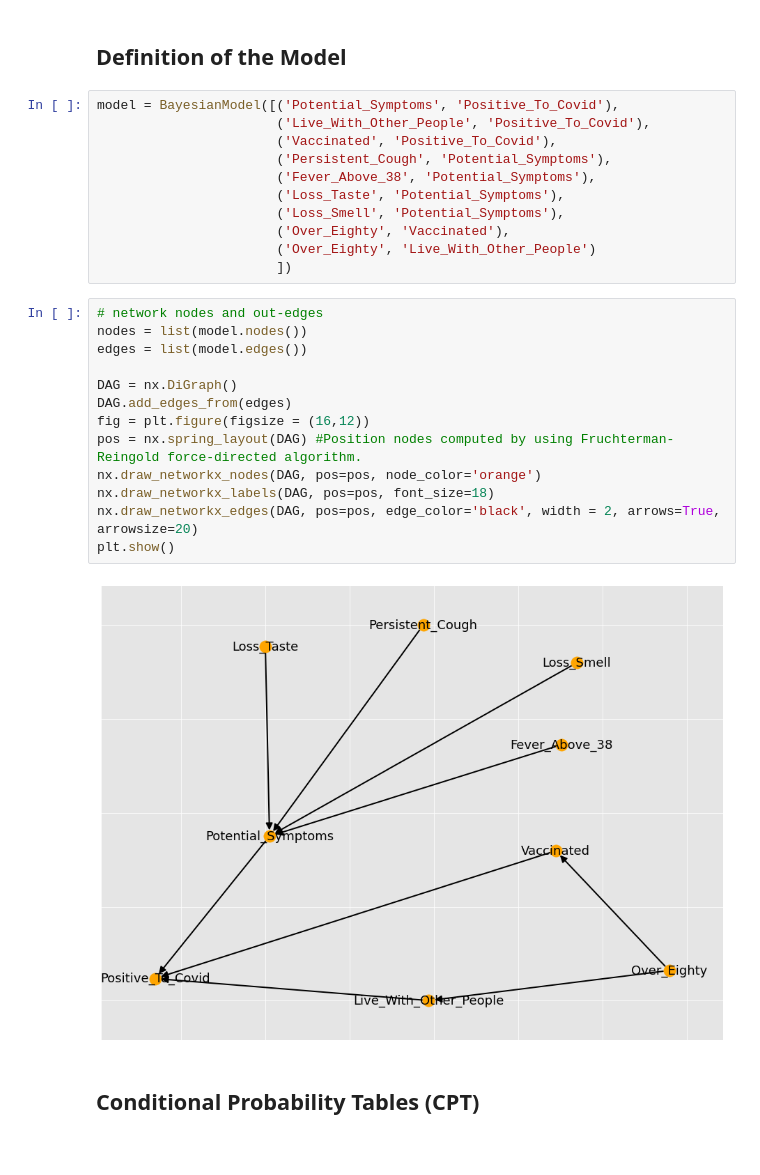
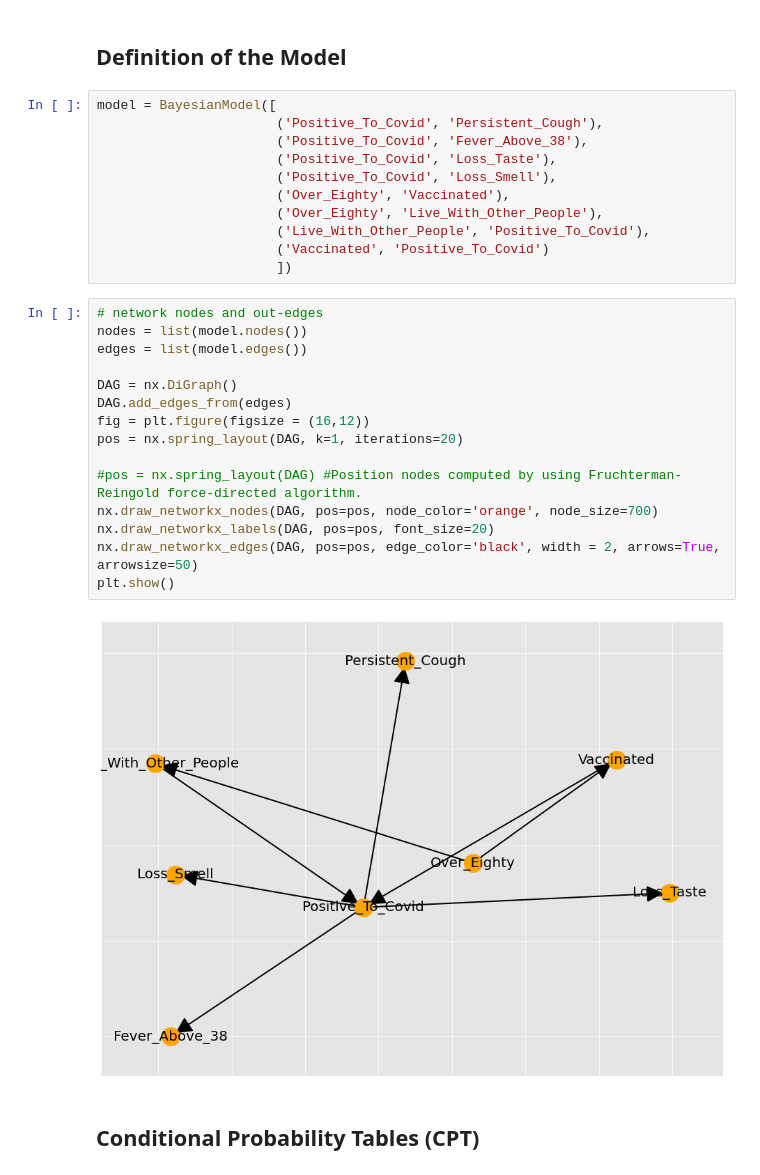
Before and after one commit to lucamarini22/bayesian-network-covid, a Jupyter notebook: Bayesian_Network_Covid.ipynb, the cells around one changed output. Cells and saved outputs as stored; diff of their text form.

Commit message:
update bayesian network

```diff
--- a/Bayesian_Network_Covid.ipynb
+++ b/Bayesian_Network_Covid.ipynb
@@ -32,32 +32,34 @@ import numpy as np
 plt.style.use('ggplot')
 # %% [markdown]
 ## Definition of the Model
-# %%
-model = BayesianModel([('Potential_Symptoms', 'Positive_To_Covid'),
-                       ('Live_With_Other_People', 'Positive_To_Covid'),
-                       ('Vaccinated', 'Positive_To_Covid'),
-                       ('Persistent_Cough', 'Potential_Symptoms'),
-                       ('Fever_Above_38', 'Potential_Symptoms'),
-                       ('Loss_Taste', 'Potential_Symptoms'),
-                       ('Loss_Smell', 'Potential_Symptoms'),
-                       ('Over_Eighty', 'Vaccinated'),
-                       ('Over_Eighty', 'Live_With_Other_People')
-                       ])
+# %%
+model = BayesianModel([
+                       ('Positive_To_Covid', 'Persistent_Cough'),
+                       ('Positive_To_Covid', 'Fever_Above_38'),
+                       ('Positive_To_Covid', 'Loss_Taste'),
+                       ('Positive_To_Covid', 'Loss_Smell'),
+                       ('Over_Eighty', 'Vaccinated'),
+                       ('Over_Eighty', 'Live_With_Other_People'),
+                       ('Live_With_Other_People', 'Positive_To_Covid'),
+                       ('Vaccinated', 'Positive_To_Covid')
+                       ])
 # %%
 # network nodes and out-edges
 nodes = list(model.nodes())
 edges = list(model.edges())
 
 DAG = nx.DiGraph()
 DAG.add_edges_from(edges)
 fig = plt.figure(figsize = (16,12))
-pos = nx.spring_layout(DAG) #Position nodes computed by using Fruchterman-Reingold force-directed algorithm.
-nx.draw_networkx_nodes(DAG, pos=pos, node_color='orange')
-nx.draw_networkx_labels(DAG, pos=pos, font_size=18)
-nx.draw_networkx_edges(DAG, pos=pos, edge_color='black', width = 2, arrows=True, arrowsize=20)
+pos = nx.spring_layout(DAG, k=1, iterations=20)
+
+#pos = nx.spring_layout(DAG) #Position nodes computed by using Fruchterman-Reingold force-directed algorithm.
+nx.draw_networkx_nodes(DAG, pos=pos, node_color='orange', node_size=700)
+nx.draw_networkx_labels(DAG, pos=pos, font_size=20)
+nx.draw_networkx_edges(DAG, pos=pos, edge_color='black', width = 2, arrows=True, arrowsize=50)
 plt.show()
 # %% [output]
-[figure, old version]
+[figure, new version]
 # %% [markdown]
 ## Conditional Probability Tables (CPT)
 # %%
```
Also changed, not shown: parts of 21 cells of this notebook.
